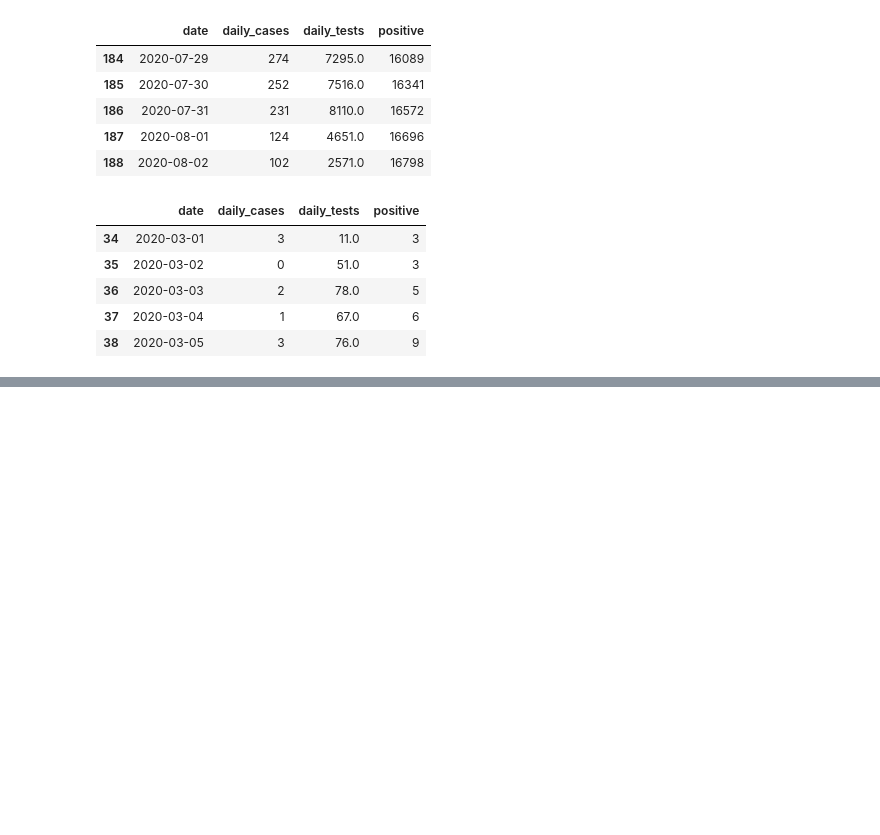
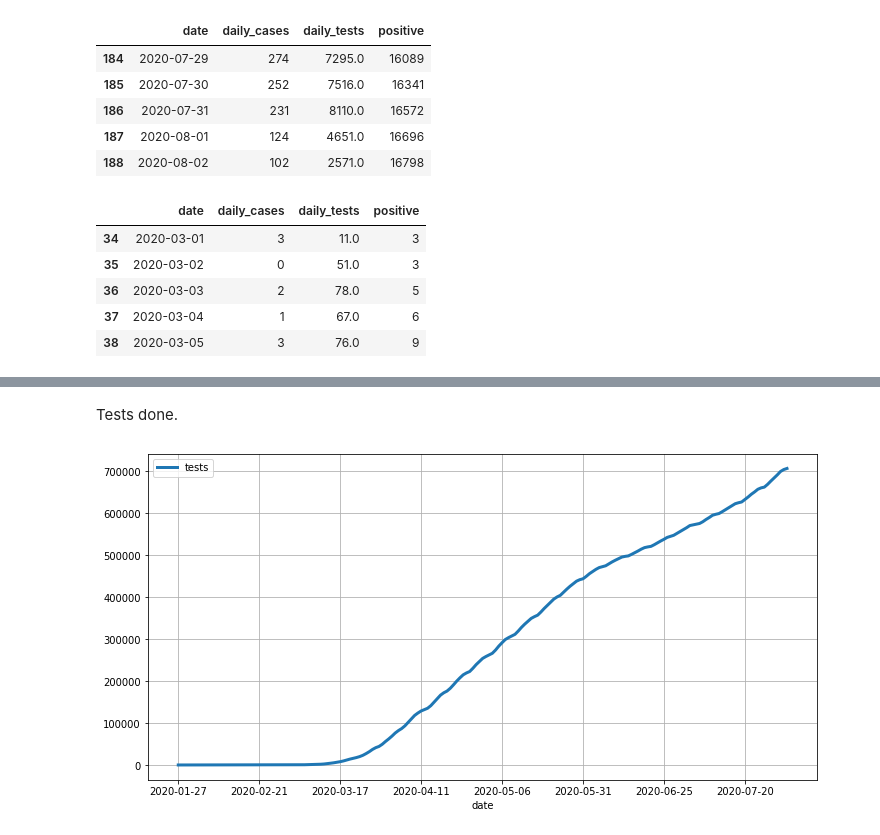
Before and after one commit to Gregofi/corona-czechia, a Jupyter notebook: corona.ipynb, the cells around one changed output, grey strips where cells are left out. Saved outputs shown, nothing was run; the diff lists cells and outputs as text; code cells hidden in the pictures; blank space fills up the shorter version.

```diff
--- a/corona.ipynb
+++ b/corona.ipynb
@@ -101,0 +107,6 @@ NameError: name 's' is not defined
+# %% [markdown]
+Tests done.
+# %%
+pl = corona.plot(x='date', y='tests', figsize=(12,6), grid=True, lw=3)
+# %% [output]
+[figure, added]
```
Also changed, not shown: parts of 5 cells of this notebook.
